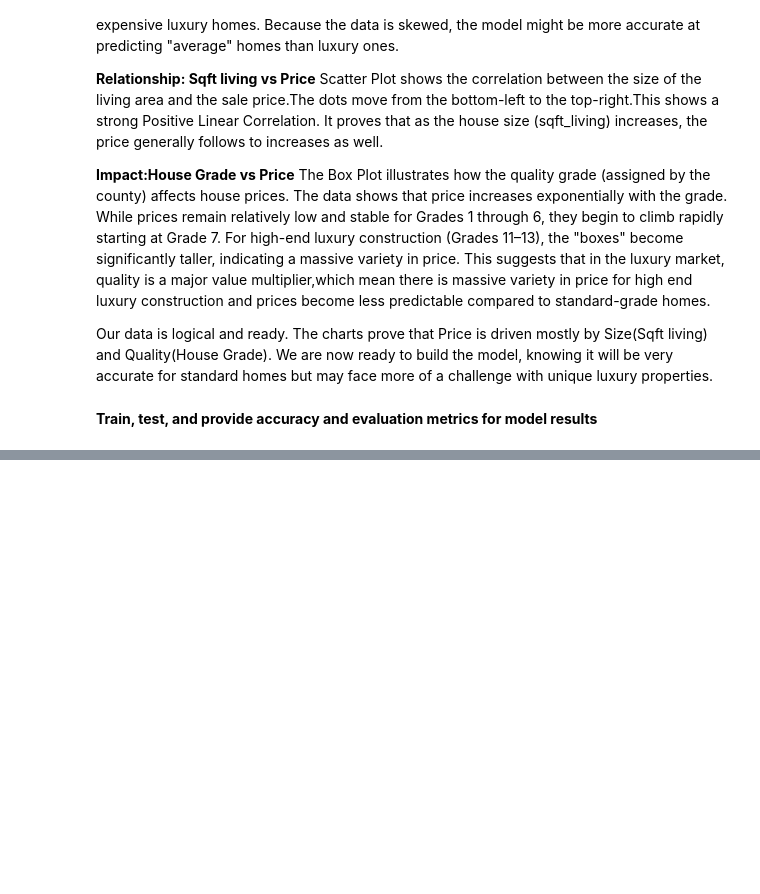
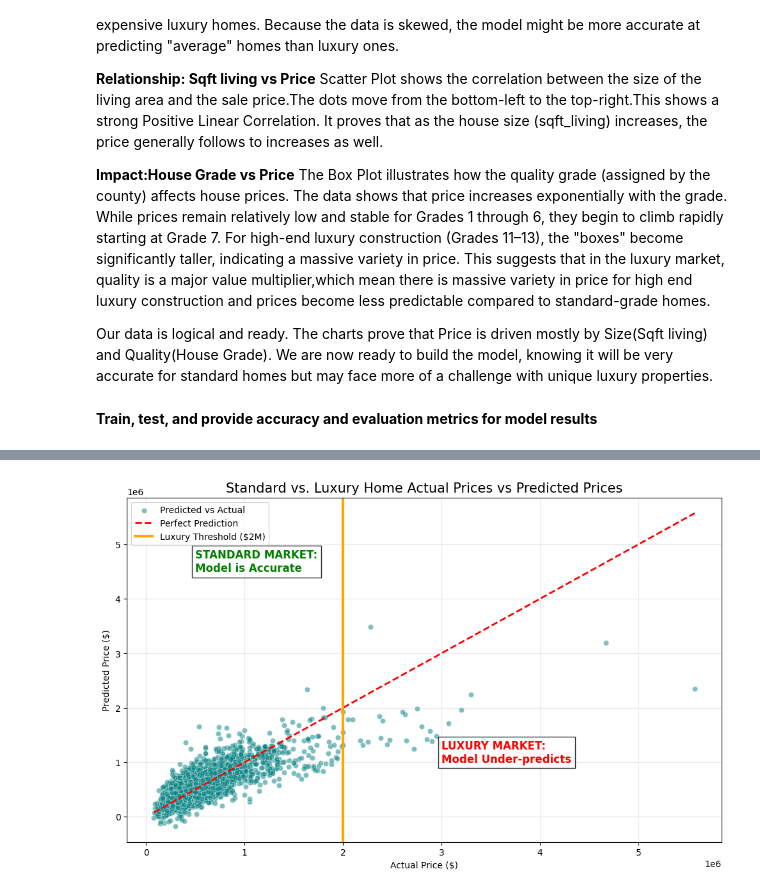
Before and after one commit to mhettick-sd/ADS500B-Final_Project, a Jupyter notebook: notebooks/analysis_Meeki_Last version.ipynb, the cells around one changed output, grey strips where cells are left out. Cells and saved outputs as stored; diff of their text form; code cells hidden in the pictures; blank space fills up the shorter version.

```diff
--- a/notebooks/analysis_Meeki_Last version.ipynb
+++ b/notebooks/analysis_Meeki_Last version.ipynb
@@ -424,0 +484,32 @@ Our data is logical and ready. The charts prove that Price is driven mostly by S
+# %%
+import matplotlib.pyplot as plt
+import seaborn as sns
+
+plt.figure(figsize=(12, 7))
+
+# 1. Create the scatter plot
+sns.scatterplot(x=y_test, y=y_test.index.map(lambda x: y_pred[list(y_test.index).index(x)]), alpha=0.5, color='teal', label='Predicted vs Actual')
+
+# 2. Add the "Perfect Match" line
+plt.plot([y_test.min(), y_test.max()], [y_test.min(), y_test.max()],
+         color='red', lw=2, linestyle='--', label='Perfect Prediction')
+
+# 3. Add a vertical line at $2 Million to separate the markets
+plt.axvline(x=2000000, color='orange', linestyle='-', lw=3, label='Luxury Threshold ($2M)')
+
+# 4. Add text labels to explain the difference
+plt.text(500000, 4500000, "STANDARD MARKET:\nModel is Accurate",
+         fontsize=12, color='green', fontweight='bold', bbox=dict(facecolor='white', alpha=0.8))
+
+plt.text(3000000, 1000000, "LUXURY MARKET:\nModel Under-predicts",
+         fontsize=12, color='red', fontweight='bold', bbox=dict(facecolor='white', alpha=0.8))
+
+# Formatting
+plt.title('Standard vs. Luxury Home Actual Prices vs Predicted Prices', fontsize=15)
+plt.xlabel('Actual Price ($)')
+plt.ylabel('Predicted Price ($)')
+plt.legend()
+plt.grid(True, alpha=0.3)
+plt.show()
+# %% [output]
+[figure, added]
```
Also changed, not shown: parts of 7 cells of this notebook, 5 other files.
